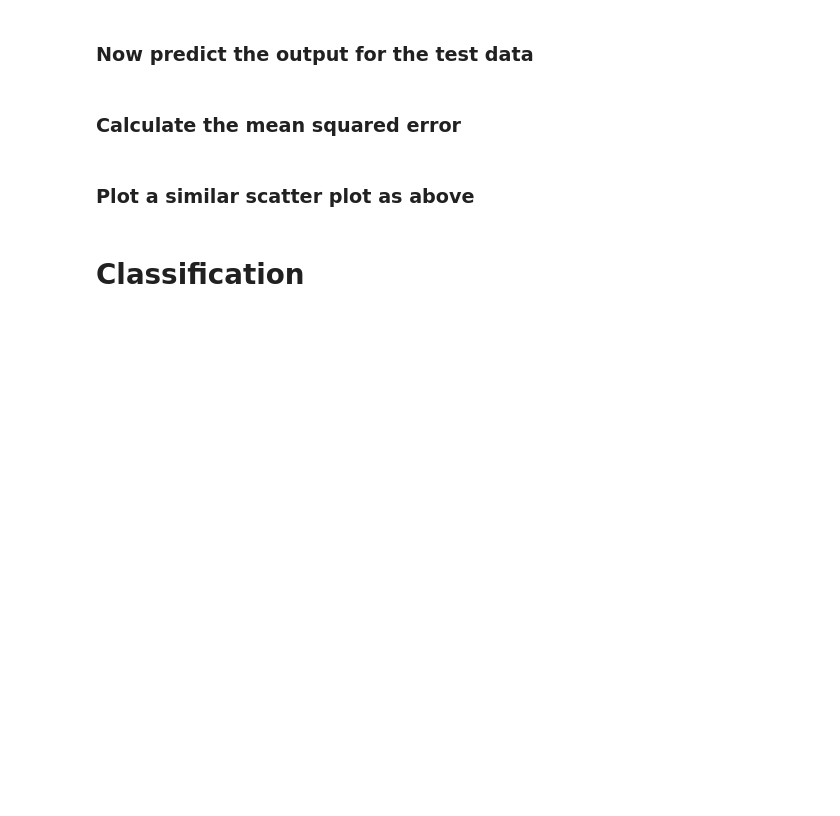
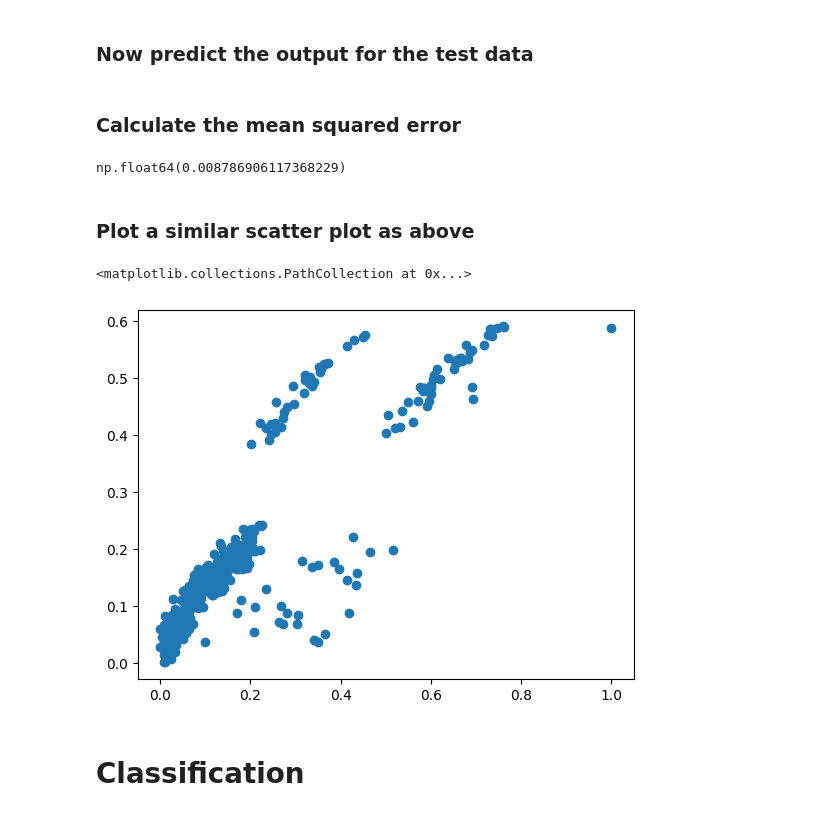
Before and after one commit to notsamaltman/Synapse_LP, a Jupyter notebook: Synapse_LP_Task2.ipynb, the cells around one changed output. Saved outputs shown, nothing was run; the diff lists cells and outputs as text; code cells hidden in the pictures; blank space fills up the shorter version.

```diff
--- a/Synapse_LP_Task2.ipynb
+++ b/Synapse_LP_Task2.ipynb
@@ -306,24 +324,20 @@ class LinearRegression() :
     def fit( self, X, Y ) :
 
         # no_of_training_examples, no_of_features
-        self.m, self.n
+        self.m, self.n = X.shape
 
-        # what does self.m and self.n represent and why are they calculated?
+        # weight initialization
+        self.W = np.zeros( self.n ) #set all initial weights as zero
 
-        # self.m represents the no. of rows (samples) in training data, while self.n shows number of features in the training data
-        # they are calculated
-        # weight initialization
-        self.W =
+        self.b = 0
 
-        self.b = # set this equal to 0
+        self.X = X
 
-        self.X =   # set this equal to X
-
-        self.Y = # set this equal to Y
+        self.Y = Y
 
 
         # gradient descent learning
-        for i in range() : # complete the range function
+        for i in range(self.iterations) : # complete the range function
 
             self.update_weights()
 
@@ -332,15 +346,16 @@ class LinearRegression() :
     # Helper function to update weights in gradient descent
     def update_weights(self) :
 
-        Y_pred = # complete this line
+        Y_pred = (self.X).dot(self.W) + self.b
 
         # calculate gradients
-        dW =  # dL/dW -> L = MSE = (y -ypred)^2/m
-        db =
+        dW =  -2/self.m * (self.X.T).dot(self.Y - Y_pred)
+
+        db = -2/self.m * np.sum(self.Y - Y_pred)
 
         # write the code to update the weights
-        self.W =
-        self.b =
+        self.W = self.W - self.learning_rate * dW
+        self.b = self.b - self.learning_rate * db
 
         return self
 
@@ -359,10 +376,22 @@ model.fit(X_train, y_train)
 <br>
 # %% [markdown]
 ### Now predict the output for the test data
+# %%
+y_pred = model.predict(X_test)
 # %% [markdown]
 ### Calculate the mean squared error
+# %%
+mse = np.mean((y_pred - y_test)**2)
+mse
+# %% [output]
+np.float64(0.008786906117368229)
 # %% [markdown]
 ### Plot a similar scatter plot as above
+# %%
+plt.scatter(y_test, y_pred)
+# %% [output]
+<matplotlib.collections.PathCollection at 0x...>
+[figure, added]
 # %% [markdown]
 # Classification
 # %% [markdown]
```
Also changed, not shown: parts of 14 cells of this notebook.
